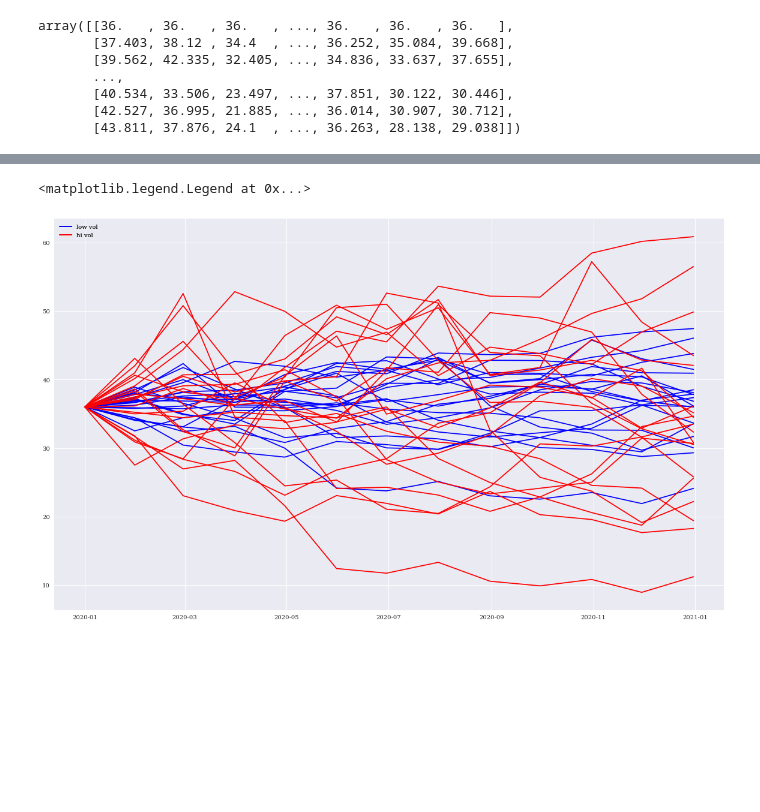
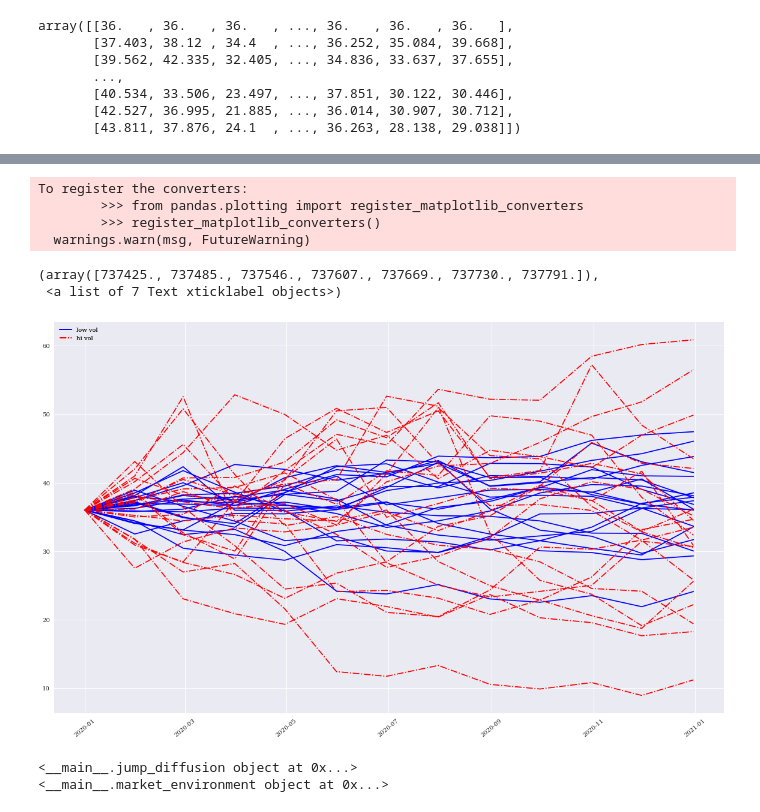
Before and after one commit to thomasmurphycodes/PythonForFinance, a Jupyter notebook: notebooks/Python for Finance Chapter 18 - Simulation of Financial Models.ipynb, the cells around one changed output, grey strips where cells are left out. Drawn from its saved outputs; the diff is of its cells as text; code cells hidden in the pictures; blank space fills up the shorter version.

Commit message:
Finish GBM and Jump diffusion, working through square root diffusion Monte Carlo

```diff
--- a/notebooks/Python for Finance Chapter 18 - Simulation of Financial Models.ipynb
+++ b/notebooks/Python for Finance Chapter 18 - Simulation of Financial Models.ipynb
@@ -383,14 +386,19 @@ Wall time: 5.94 ms
 # %%
 from pylab import mpl, plt
 plt.style.use('seaborn')
 mpl.rcParams['font.family'] = 'serif'
 %matplotlib inline
 plt.figure(figsize=(20,12))
 p1 = plt.plot(gbm.time_grid, paths_1[:, :20], 'b')
-p2 = plt.plot(gbm.time_grid, paths_2[:, :20], 'r')
+p2 = plt.plot(gbm.time_grid, paths_2[:, :20], 'r-.')
 l1 = plt.legend([p1[0], p2[0]], ['low vol', 'hi vol'], loc=2)
 plt.gca().add_artist(l1)
-plt.xticks()
+plt.xticks(rotation=40)
 # %% [output]
-<matplotlib.legend.Legend at 0x...>
+To register the converters:
+        >>> from pandas.plotting import register_matplotlib_converters
+        >>> register_matplotlib_converters()
+  warnings.warn(msg, FutureWarning)
+(array([737425., 737485., 737546., 737607., 737669., 737730., 737791.]),
+ <a list of 7 Text xticklabel objects>)
-[figure, old version]
+[figure, new version]
@@ -396,0 +504,6 @@ plt.xticks()
+# %%
+jd = jump_diffusion('jd', me_jd)
+print(me_jd)
+# %% [output]
+<__main__.jump_diffusion object at 0x...>
+<__main__.market_environment object at 0x...>
```
Also changed, not shown: parts of 12 cells of this notebook.
